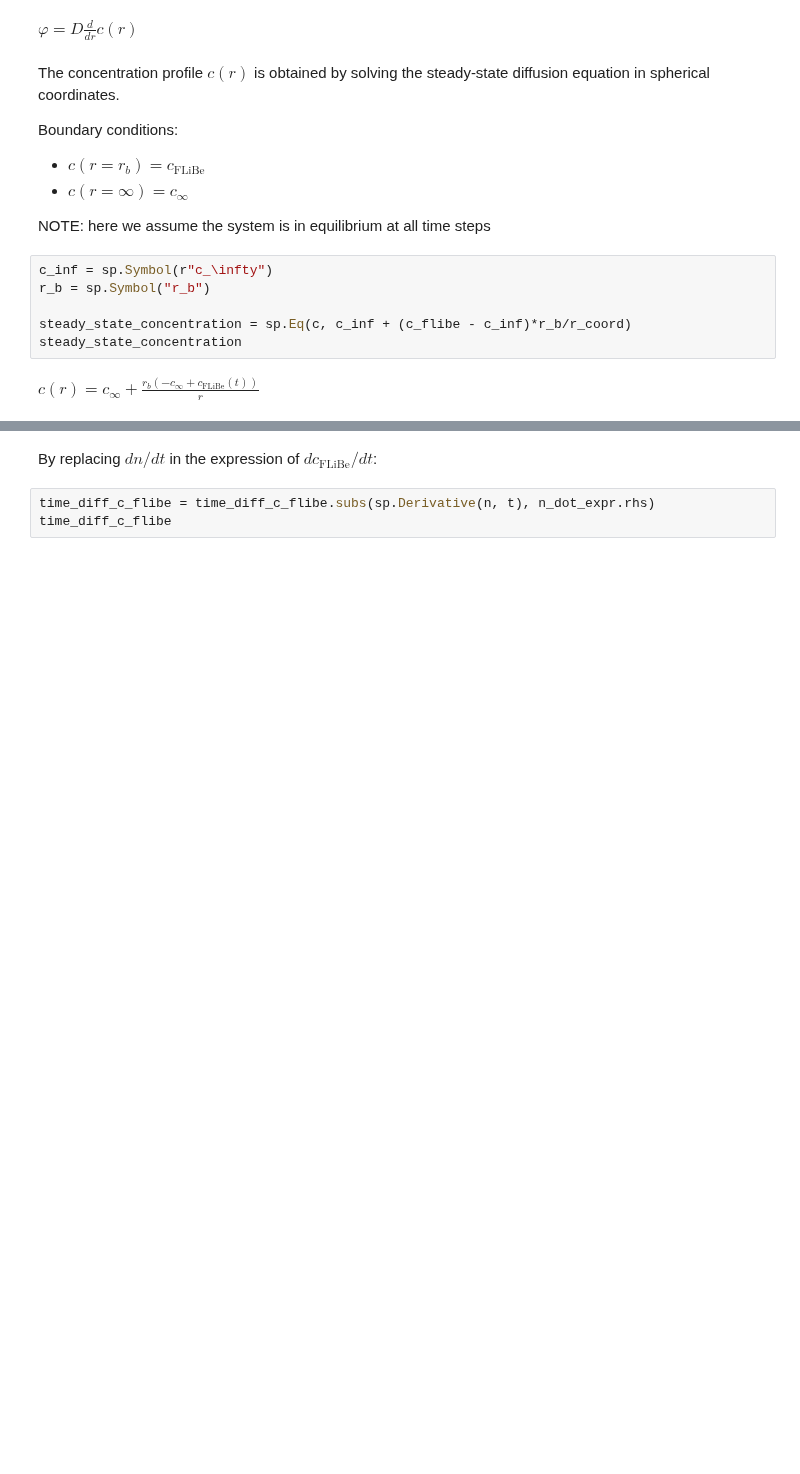
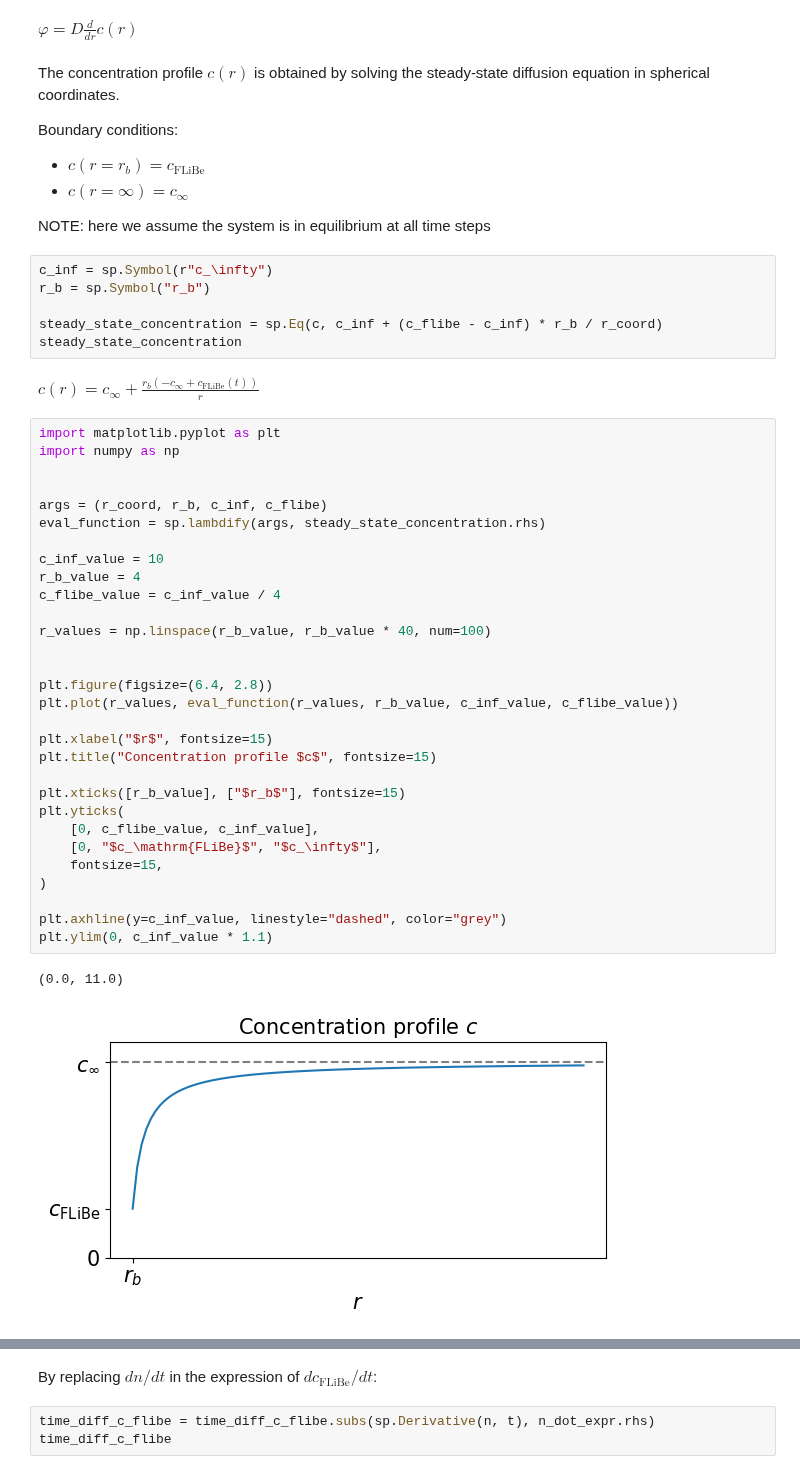
Before and after one commit to LIBRA-project/BABY-100-mL-runs, a Jupyter notebook: sparging.ipynb, the cells around one changed output, grey strips where cells are left out. Cells and saved outputs as stored; diff of their text form; blank space fills up the shorter version.

```diff
--- a/sparging.ipynb
+++ b/sparging.ipynb
@@ -89,8 +89,41 @@ NOTE: here we assume the system is in equilibrium at all time steps
 c_inf = sp.Symbol(r"c_\infty")
 r_b = sp.Symbol("r_b")
 
-steady_state_concentration = sp.Eq(c, c_inf + (c_flibe - c_inf)*r_b/r_coord)
+steady_state_concentration = sp.Eq(c, c_inf + (c_flibe - c_inf) * r_b / r_coord)
 steady_state_concentration
 # %% [output]
 $\displaystyle c{\left(r \right)} = c_{\infty} + \frac{r_{b} \left(- c_{\infty} + c_\mathrm{FLiBe}{\left(t \right)}\right)}{r}$
+# %%
+import matplotlib.pyplot as plt
+import numpy as np
+
+
+args = (r_coord, r_b, c_inf, c_flibe)
+eval_function = sp.lambdify(args, steady_state_concentration.rhs)
+
+c_inf_value = 10
+r_b_value = 4
+c_flibe_value = c_inf_value / 4
+
+r_values = np.linspace(r_b_value, r_b_value * 40, num=100)
+
+
+plt.figure(figsize=(6.4, 2.8))
+plt.plot(r_values, eval_function(r_values, r_b_value, c_inf_value, c_flibe_value))
+
+plt.xlabel("$r$", fontsize=15)
+plt.title("Concentration profile $c$", fontsize=15)
+
+plt.xticks([r_b_value], ["$r_b$"], fontsize=15)
+plt.yticks(
+    [0, c_flibe_value, c_inf_value],
+    [0, "$c_\mathrm{FLiBe}$", "$c_\infty$"],
+    fontsize=15,
+)
+
+plt.axhline(y=c_inf_value, linestyle="dashed", color="grey")
+plt.ylim(0, c_inf_value * 1.1)
+# %% [output]
+(0.0, 11.0)
+[figure, added]
 # %% [markdown]
```
Also changed, not shown: parts of 20 cells of this notebook.
